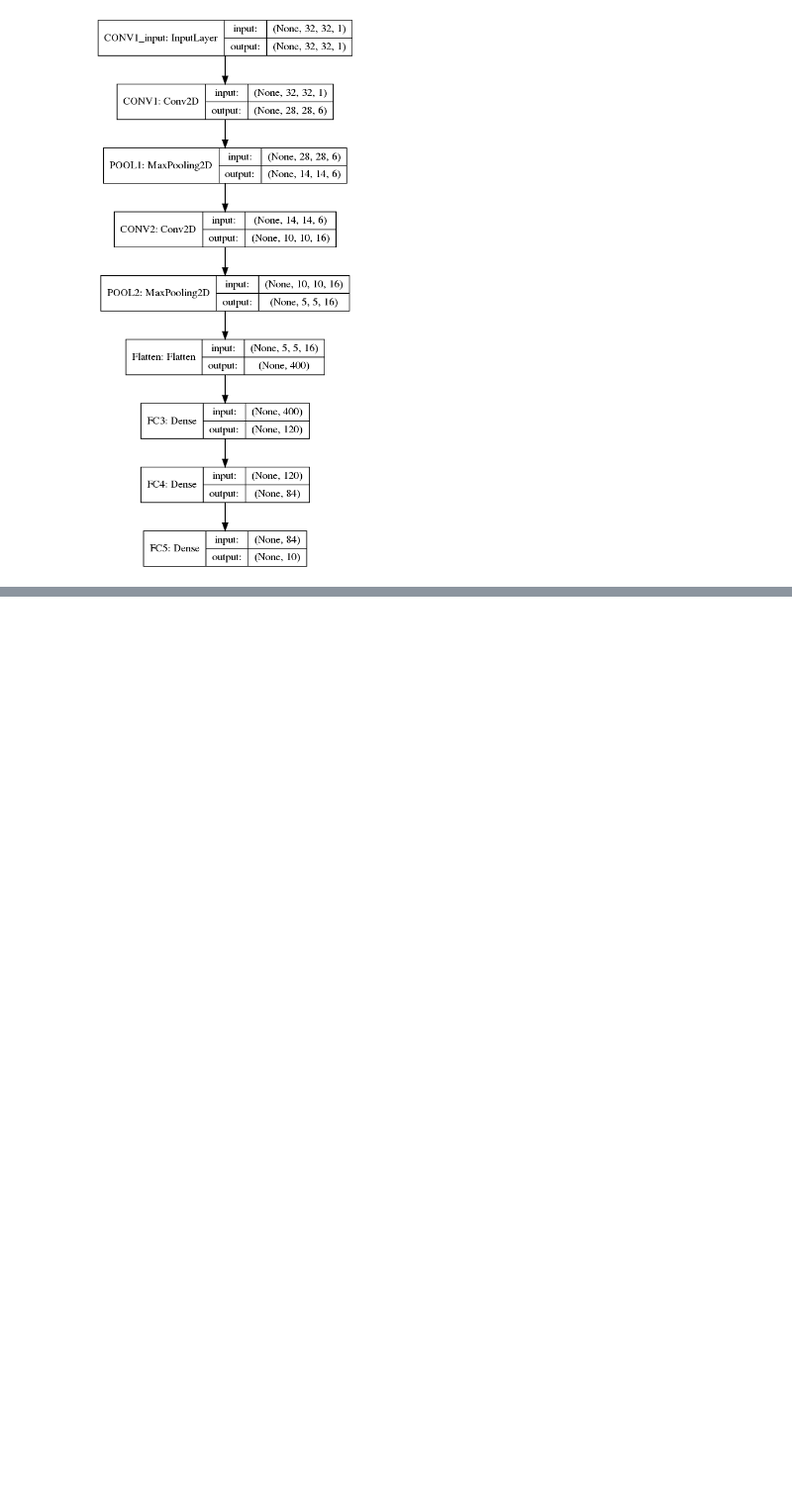
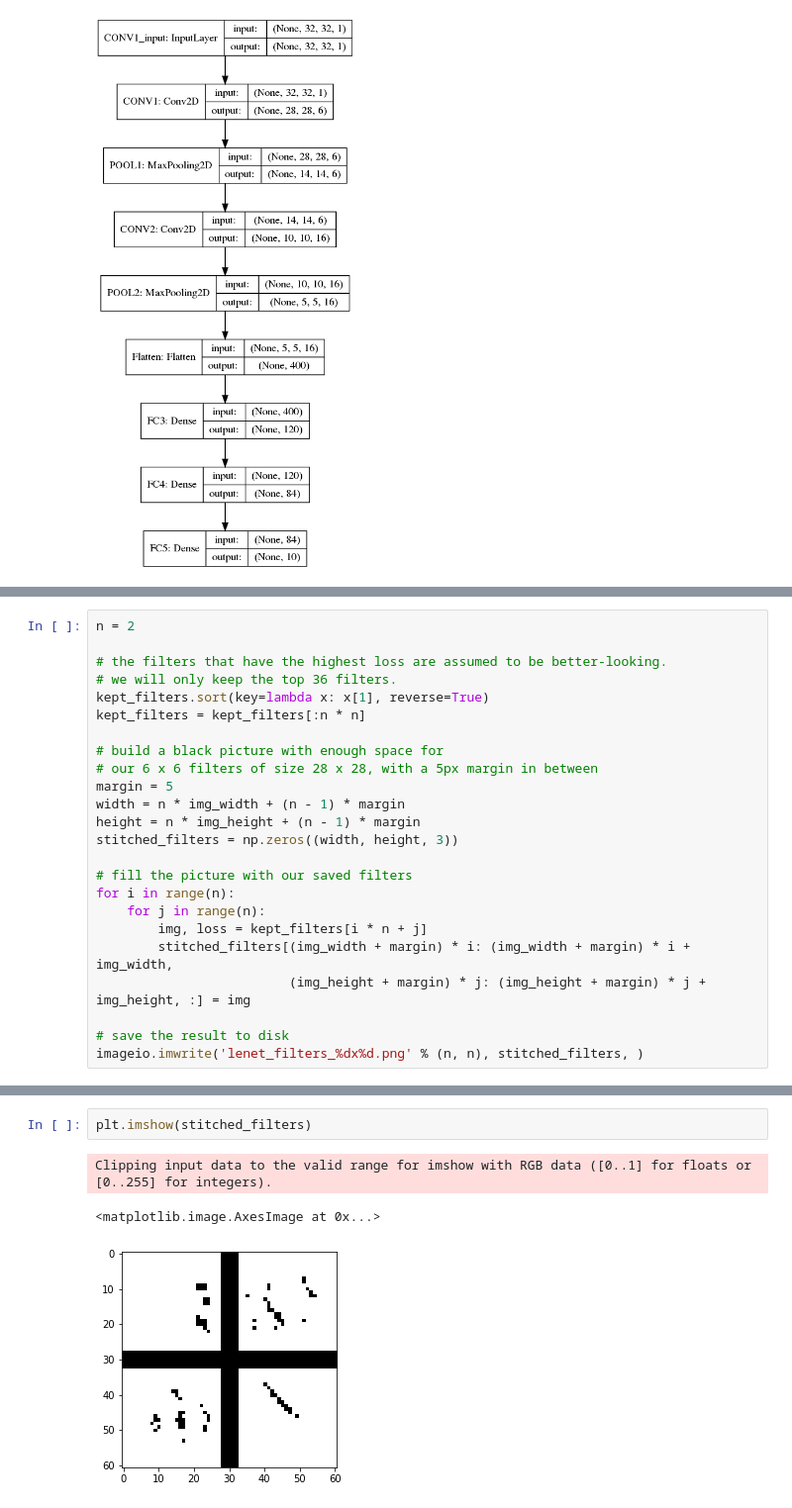
Before and after one commit to utsav4489/blog, a Jupyter notebook: _notebooks/2020-03-13-lenet.ipynb, the cells around one changed output, grey strips where cells are left out. Shown at 99% size. Saved outputs shown, nothing was run; the diff lists cells and outputs as text; blank space fills up the shorter version.

```diff
--- a/_notebooks/2020-03-13-lenet.ipynb
+++ b/_notebooks/2020-03-13-lenet.ipynb
@@ -54,0 +340,24 @@ plot_model(model,show_layer_names=True, show_shapes=True, to_file='model.png',ra
+# %%
+n = 2
+
+# the filters that have the highest loss are assumed to be better-looking.
+# we will only keep the top 36 filters.
+kept_filters.sort(key=lambda x: x[1], reverse=True)
+kept_filters = kept_filters[:n * n]
+
+# build a black picture with enough space for
+# our 6 x 6 filters of size 28 x 28, with a 5px margin in between
+margin = 5
+width = n * img_width + (n - 1) * margin
+height = n * img_height + (n - 1) * margin
+stitched_filters = np.zeros((width, height, 3))
+
+# fill the picture with our saved filters
+for i in range(n):
+    for j in range(n):
+        img, loss = kept_filters[i * n + j]
+        stitched_filters[(img_width + margin) * i: (img_width + margin) * i + img_width,
+                         (img_height + margin) * j: (img_height + margin) * j + img_height, :] = img
+
+# save the result to disk
+imageio.imwrite('lenet_filters_%dx%d.png' % (n, n), stitched_filters, )
@@ -54,0 +368,6 @@ plot_model(model,show_layer_names=True, show_shapes=True, to_file='model.png',ra
+# %%
+plt.imshow(stitched_filters)
+# %% [output]
+Clipping input data to the valid range for imshow with RGB data ([0..1] for floats or [0..255] for integers).
+<matplotlib.image.AxesImage at 0x...>
+[figure, added]
```
Also changed, not shown: parts of 31 cells of this notebook, 8 other files.
